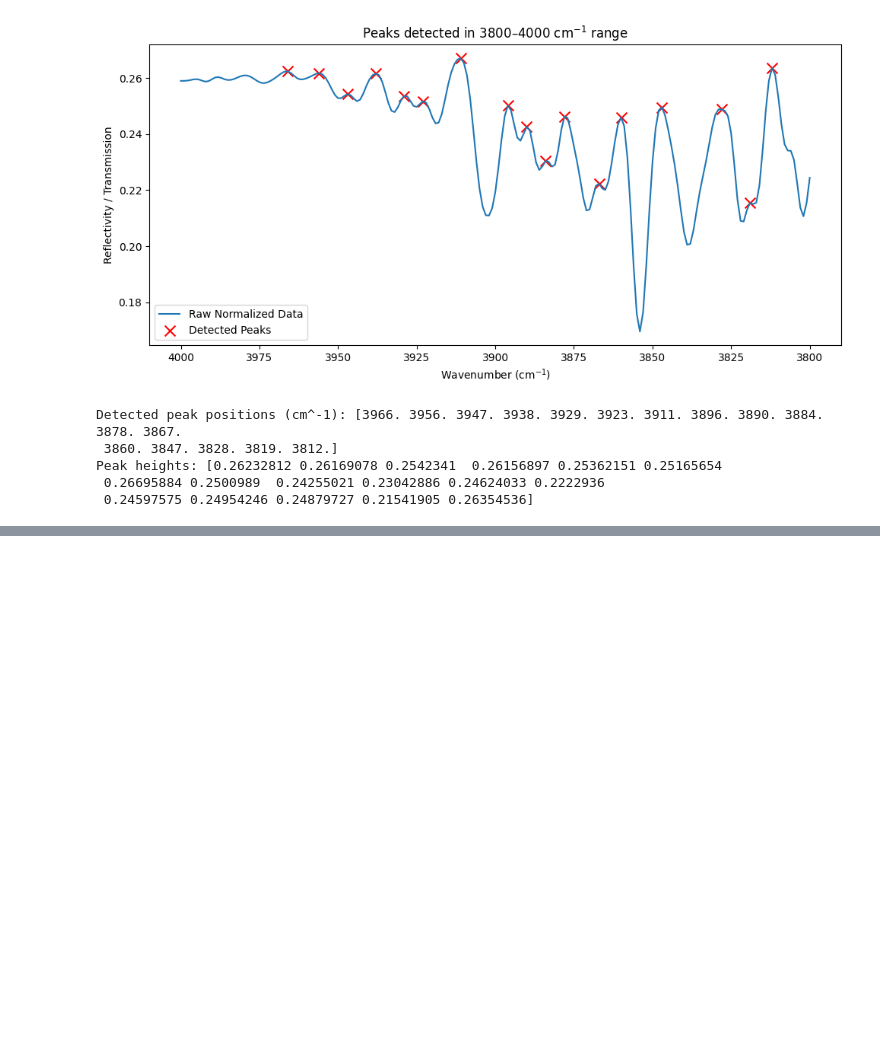
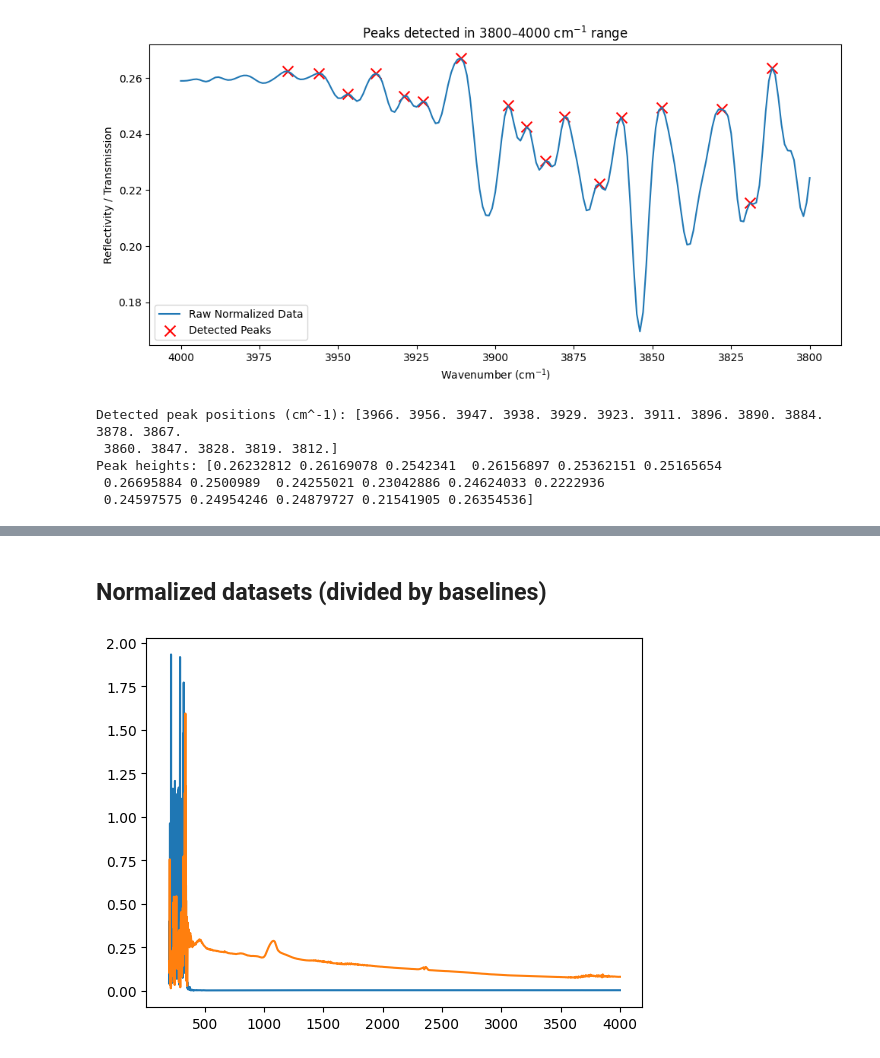
Before and after one commit to kearb-stomp/AdvLabs, a Jupyter notebook: Lab 1/Lab 6 Clean Version.ipynb, the cells around one changed output, grey strips where cells are left out. Saved outputs shown, nothing was run; the diff lists cells and outputs as text; code cells hidden in the pictures; blank space fills up the shorter version.

```diff
--- a/Lab 1/Lab 6 Clean Version.ipynb
+++ b/Lab 1/Lab 6 Clean Version.ipynb
@@ -598,0 +814,15 @@ plt.show()
+# %% [markdown]
+## Normalized datasets (divided by baselines)
+# %%
+x_data_si_tr1 = spectrum_dict['Silicon Transmittance']['Wavenumber']
+y_data_si_tr1 = spectrum_dict['Silicon Transmittance']['Intensity']
+
+y_data_vapor1 = spectrum_dict['Water Vapor']['Intensity']
+
+y_data_si_tr2 = y_data_si_tr1 / y_data_vapor1
+
+plt.plot(x_data_si_tr1, y_data_si_tr2)
+plt.plot(x_si1_rf, y_data)
+plt.show()
+# %% [output]
+[figure, added]
```
Also changed, not shown: parts of 15 cells of this notebook, 6 other files.
